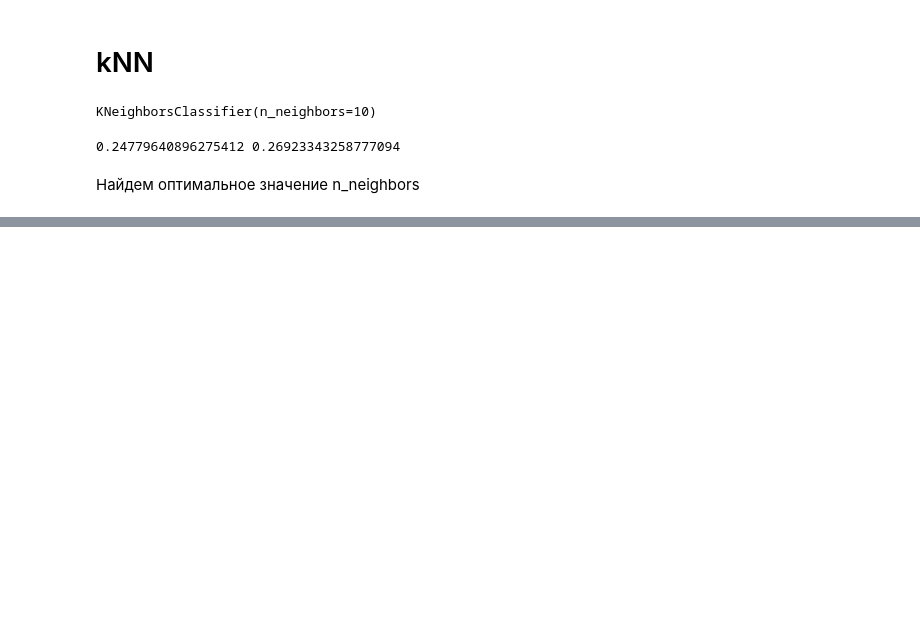
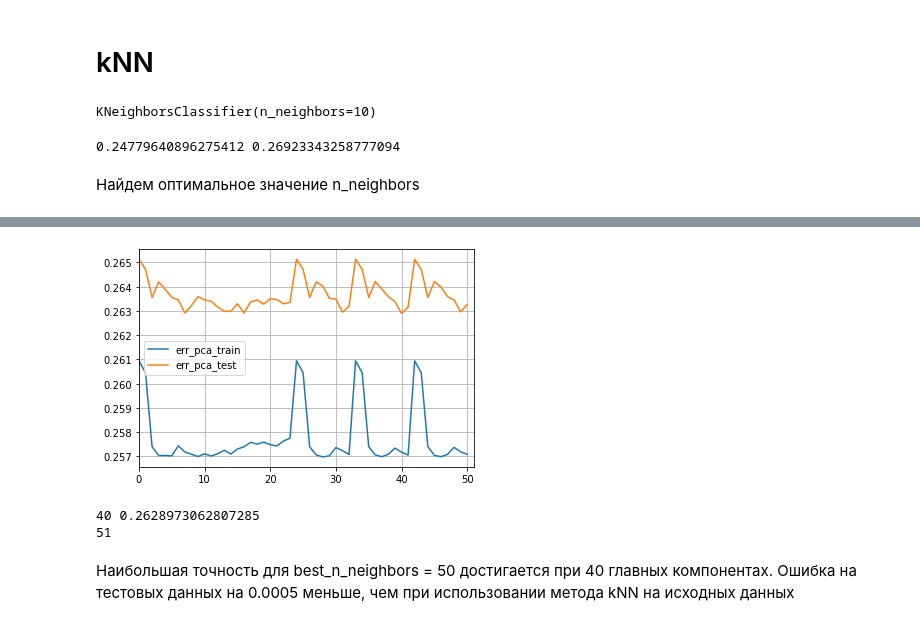
Before and after one commit to dariacher/ML_clothing, a Jupyter notebook: ML.ipynb, the cells around one changed output, grey strips where cells are left out. Saved outputs shown, nothing was run; the diff lists cells and outputs as text; code cells hidden in the pictures; blank space fills up the shorter version.

```diff
--- a/ML.ipynb
+++ b/ML.ipynb
@@ -633,0 +729,21 @@ print(err_train, err_test)
+# %%
+err_pca_train = []
+err_pca_test = []
+# %%
+%%time
+errors = []
+for n in range(1, 10):
+    pca = PCA(n_components=n)
+    pca_X = pca.fit_transform(X)
+
+    X_train, X_test, y_train, y_test = train_test_split(pca_X, y, test_size = 0.3, random_state = 42)
+
+    knn = KNeighborsClassifier(n_neighbors = 50).fit(X_train, y_train)
+    err_train = np.mean(y_train != knn.predict(X_train))
+    err_test  = np.mean(y_test  != knn.predict(X_test))
+
+    err_pca_train.append(err_train)
+    err_pca_test.append(err_test)
+    errors.append([err_train, err_test])
+
+print(errors)
@@ -633,0 +753,17 @@ print(err_train, err_test)
+# %%
+plt.plot(err_pca_train, label='err_pca_train')
+plt.plot(err_pca_test, label='err_pca_test')
+plt.legend()
+plt.grid()
+plt.xlim(0, 51)
+plt.show()
+# %% [output]
+[figure, added]
+# %%
+print(err_pca_test.index(min(err_pca_test)), min(err_pca_test))
+print(len(err_pca_test))
+# %% [output]
+40 0.2628973062807285
+51
+# %% [markdown]
+Наибольшая точность для best_n_neighbors = 50 достигается при 40 главных компонентах. Ошибка на тестовых данных на 0.0005 меньше, чем при использовании метода kNN на исходных данных
```
Also changed, not shown: parts of 15 cells of this notebook.
